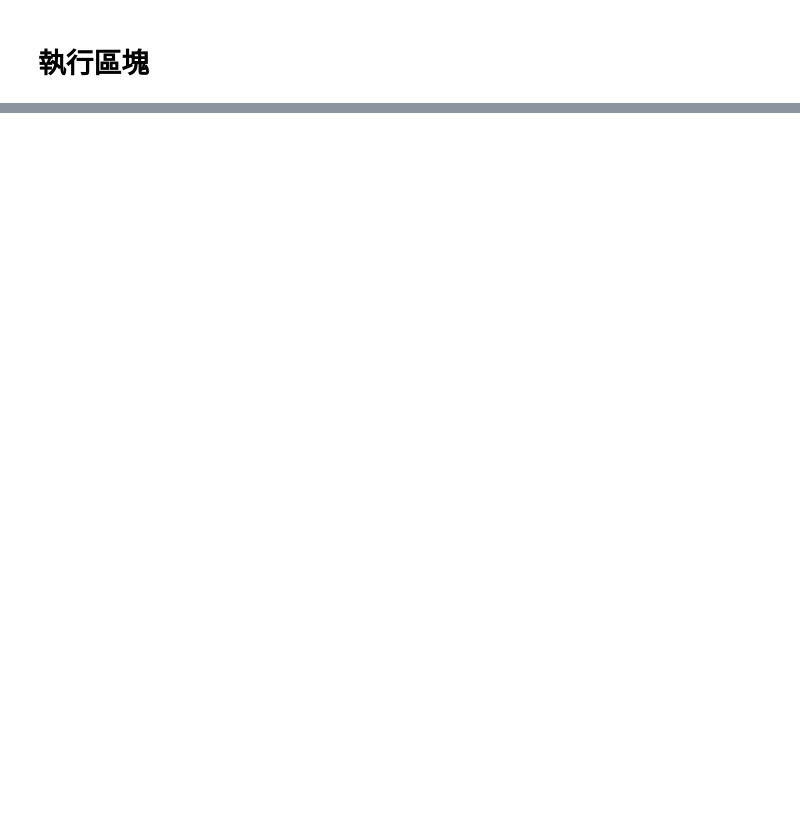
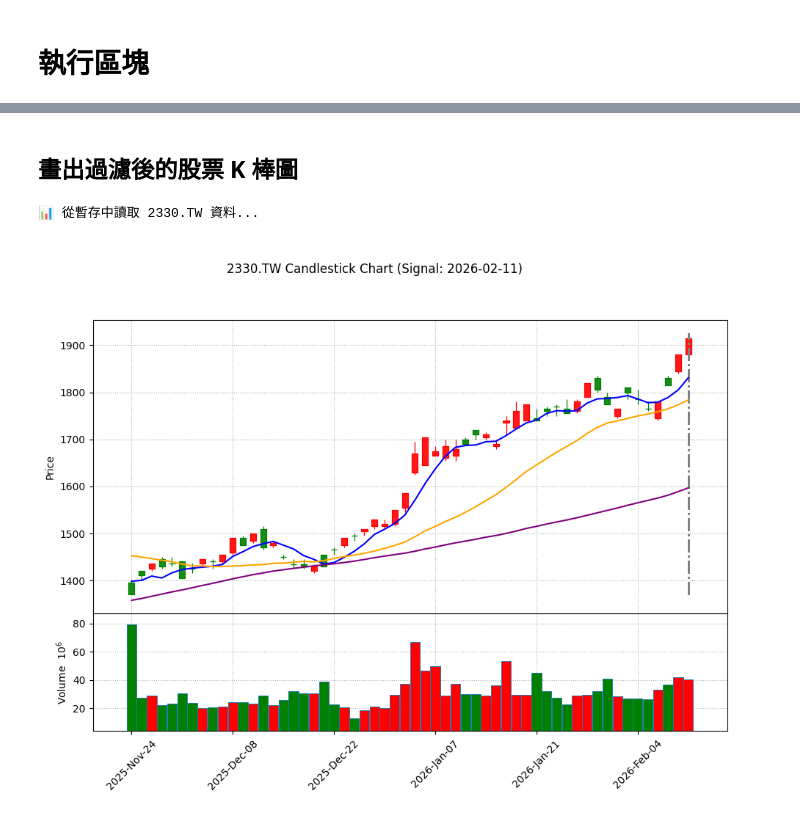
Before and after one commit to xup6jo6/TW_stock, a Jupyter notebook: StockAnalyzer.ipynb, the cells around one changed output, grey strips where cells are left out. Saved outputs shown, nothing was run; the diff lists cells and outputs as text; code cells hidden in the pictures; blank space fills up the shorter version.

```diff
--- a/StockAnalyzer.ipynb
+++ b/StockAnalyzer.ipynb
@@ -346,0 +481,7 @@ for stock in filtered_stocks:
+# %% [markdown]
+## 畫出過濾後的股票 K 棒圖
+# %%
+filter_obj.plot_candlestick('2330')
+# %% [output]
+📊 從暫存中讀取 2330.TW 資料...
+[figure, added]
```
Also changed, not shown: parts of 12 cells of this notebook.
